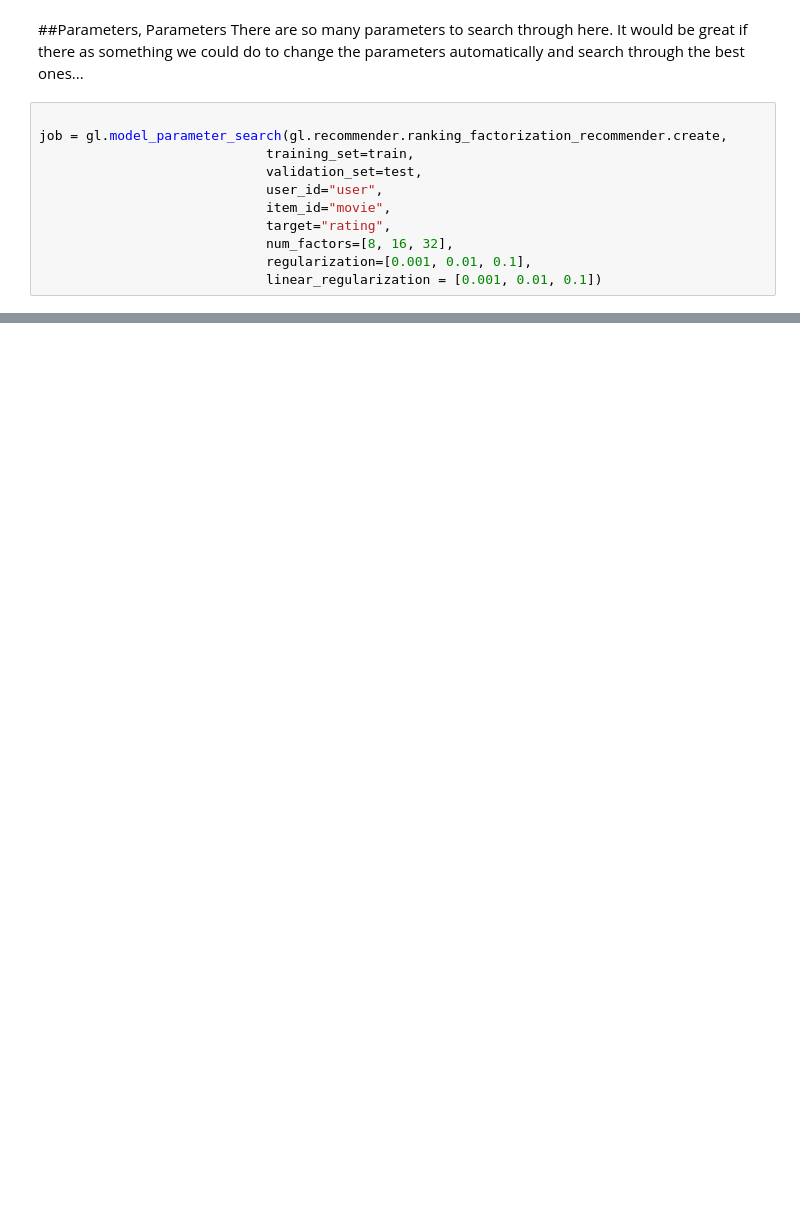
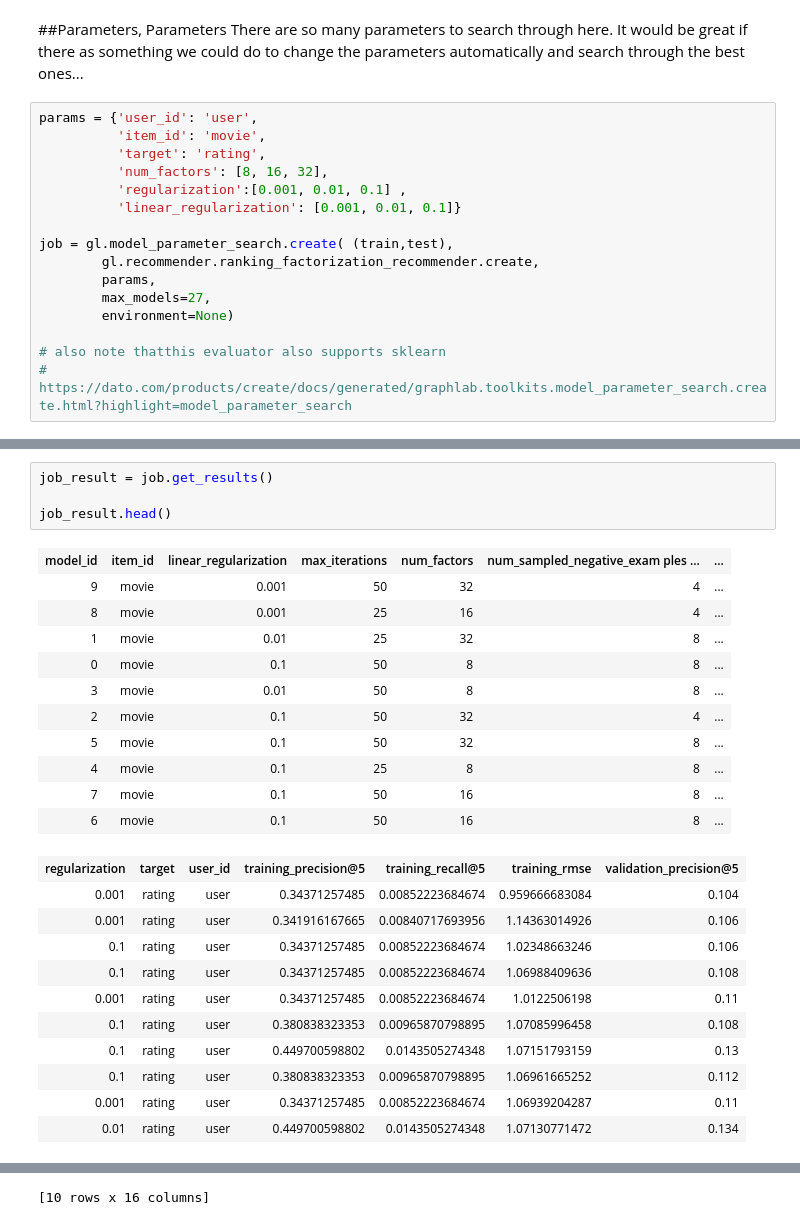
Before and after one commit to eclarson/DataMiningNotebooks, a Jupyter notebook: 13. Recommendation Systems.ipynb, the cells around one changed output, grey strips where cells are left out. Saved outputs shown, nothing was run; the diff lists cells and outputs as text; blank space fills up the shorter version.

Commit message:
added new functionality for comparison to the graphlab notebook

```diff
--- a/13. Recommendation Systems.ipynb
+++ b/13. Recommendation Systems.ipynb
@@ -250,15 +318,20 @@ PROGRESS: | linear_regularization          | L2 Regularization on Linear Coeffic
 ##Parameters, Parameters
 There are so many parameters to search through here. It would be great if there as something we could do to change the parameters automatically and search through the best ones...
 # %%
+params = {'user_id': 'user',
+          'item_id': 'movie',
+          'target': 'rating',
+          'num_factors': [8, 16, 32],
+          'regularization':[0.001, 0.01, 0.1] ,
+          'linear_regularization': [0.001, 0.01, 0.1]}
 
-job = gl.model_parameter_search(gl.recommender.ranking_factorization_recommender.create,
-                             training_set=train,
-                             validation_set=test,
-                             user_id="user",
-                             item_id="movie",
-                             target="rating",
-                             num_factors=[8, 16, 32],
-                             regularization=[0.001, 0.01, 0.1],
-                             linear_regularization = [0.001, 0.01, 0.1])
+job = gl.model_parameter_search.create( (train,test),
+        gl.recommender.ranking_factorization_recommender.create,
+        params,
+        max_models=27,
+        environment=None)
+
+# also note thatthis evaluator also supports sklearn
+# https://dato.com/products/create/docs/generated/graphlab.toolkits.model_parameter_search.create.html?highlight=model_parameter_search
 # %% [output]
 [INFO] Validating job.
@@ -300,0 +354,27 @@ You can use print_rows(num_rows=m, num_columns=n) to print more rows and columns
+# %%
+job_result = job.get_results()
+
+job_result.head()
+# %% [output]
+| model_id | item_id | linear_regularization | max_iterations | num_factors | num_sampled_negative_exam ples ... | ... |
+| 9 | movie | 0.001 | 50 | 32 | 4 | ... |
+| 8 | movie | 0.001 | 25 | 16 | 4 | ... |
+| 1 | movie | 0.01 | 25 | 32 | 8 | ... |
+| 0 | movie | 0.1 | 50 | 8 | 8 | ... |
+| 3 | movie | 0.01 | 50 | 8 | 8 | ... |
+| 2 | movie | 0.1 | 50 | 32 | 4 | ... |
+| 5 | movie | 0.1 | 50 | 32 | 8 | ... |
+| 4 | movie | 0.1 | 25 | 8 | 8 | ... |
+| 7 | movie | 0.1 | 50 | 16 | 8 | ... |
+| 6 | movie | 0.1 | 50 | 16 | 8 | ... |
+| regularization | target | user_id | training_precision@5 | training_recall@5 | training_rmse | validation_precision@5 |
+| 0.001 | rating | user | 0.34371257485 | 0.00852223684674 | 0.959666683084 | 0.104 |
+| 0.001 | rating | user | 0.341916167665 | 0.00840717693956 | 1.14363014926 | 0.106 |
+| 0.1 | rating | user | 0.34371257485 | 0.00852223684674 | 1.02348663246 | 0.106 |
+| 0.1 | rating | user | 0.34371257485 | 0.00852223684674 | 1.06988409636 | 0.108 |
+| 0.001 | rating | user | 0.34371257485 | 0.00852223684674 | 1.0122506198 | 0.11 |
+| 0.1 | rating | user | 0.380838323353 | 0.00965870798895 | 1.07085996458 | 0.108 |
+| 0.1 | rating | user | 0.449700598802 | 0.0143505274348 | 1.07151793159 | 0.13 |
+| 0.1 | rating | user | 0.380838323353 | 0.00965870798895 | 1.06961665252 | 0.112 |
+| 0.001 | rating | user | 0.34371257485 | 0.00852223684674 | 1.06939204287 | 0.11 |
+| 0.01 | rating | user | 0.449700598802 | 0.0143505274348 | 1.07130771472 | 0.134 |
@@ -300,0 +392 @@ You can use print_rows(num_rows=m, num_columns=n) to print more rows and columns
+[10 rows x 16 columns]
```
Also changed, not shown: parts of 22 cells of this notebook.
